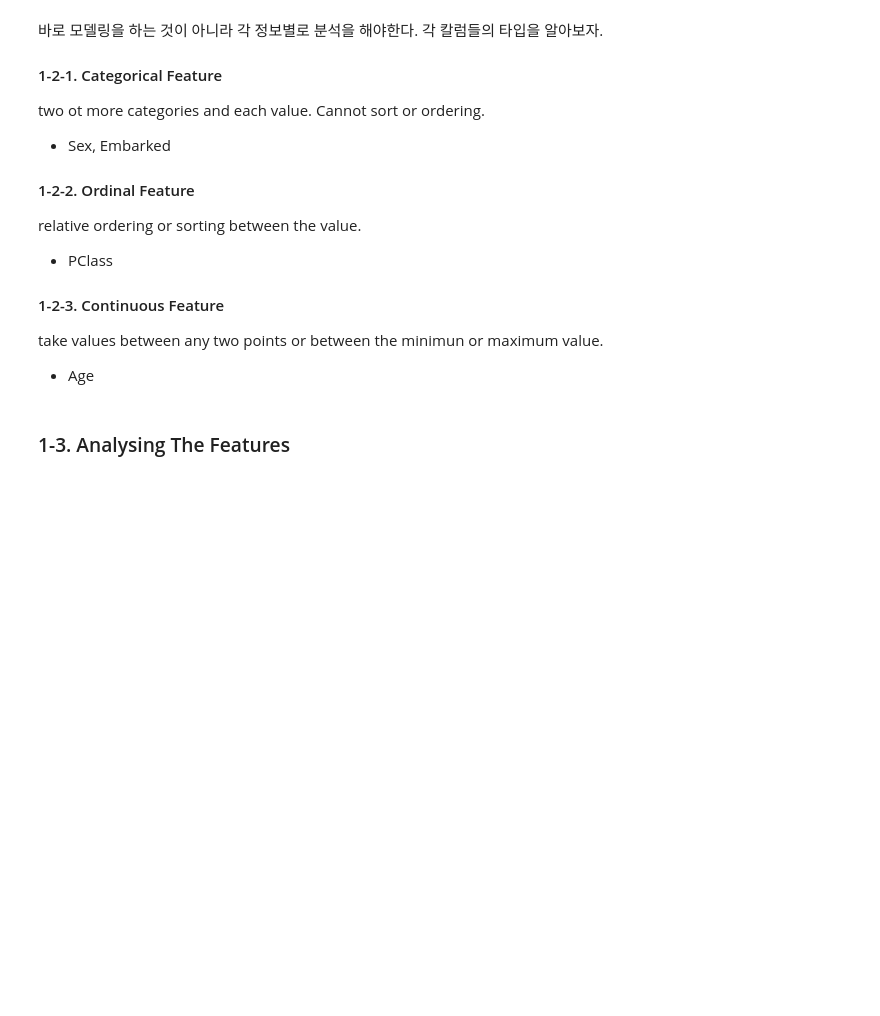
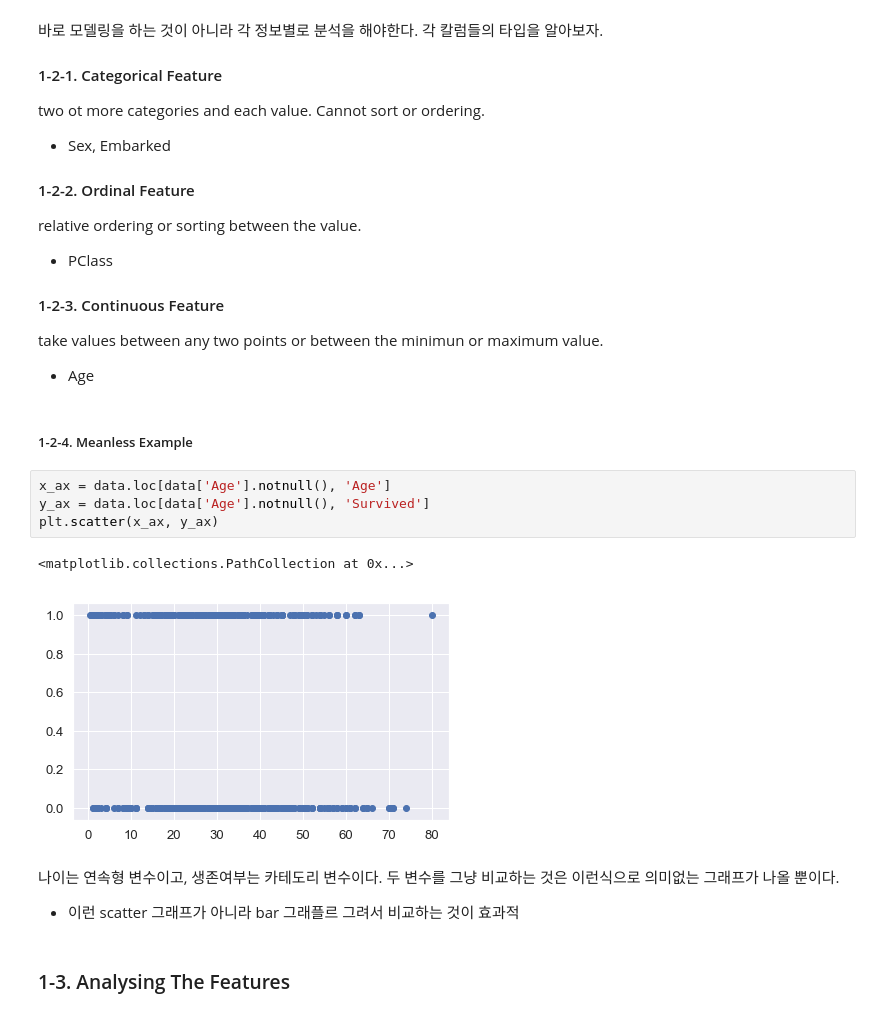
Before and after one commit to ecjang/pages, a Jupyter notebook: Kaggle/001_Binary_Prediction_Titanic.ipynb, the cells around one changed output. Saved outputs shown, nothing was run; the diff lists cells and outputs as text; blank space fills up the shorter version.

```diff
--- a/Kaggle/001_Binary_Prediction_Titanic.ipynb
+++ b/Kaggle/001_Binary_Prediction_Titanic.ipynb
@@ -142,6 +144,18 @@ relative ordering or sorting between the value.
 #### 1-2-3. Continuous Feature
 take values between any two points or between the minimun or maximum value.
 - Age
+# %% [markdown]
+##### 1-2-4. Meanless Example
+# %%
+x_ax = data.loc[data['Age'].notnull(), 'Age']
+y_ax = data.loc[data['Age'].notnull(), 'Survived']
+plt.scatter(x_ax, y_ax)
+# %% [output]
+<matplotlib.collections.PathCollection at 0x...>
+[figure, added]
+# %% [markdown]
+나이는 연속형 변수이고, 생존여부는 카테도리 변수이다. 두 변수를 그냥 비교하는 것은 이런식으로 의미없는 그래프가 나올 뿐이다.
+- 이런 scatter 그래프가 아니라 bar 그래플르 그려서 비교하는 것이 효과적
 # %% [markdown]
 ### 1-3. Analysing The Features
 # %% [markdown]
```
Also changed, not shown: parts of 24 cells of this notebook, 1 other file.
